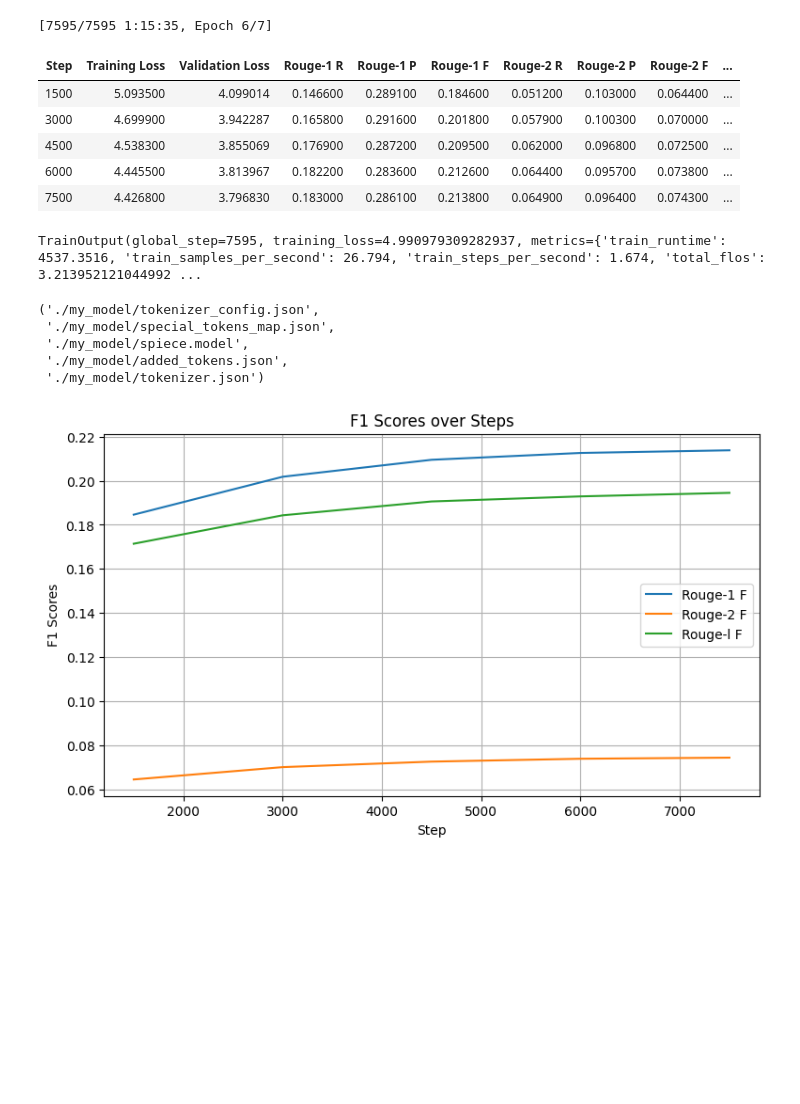
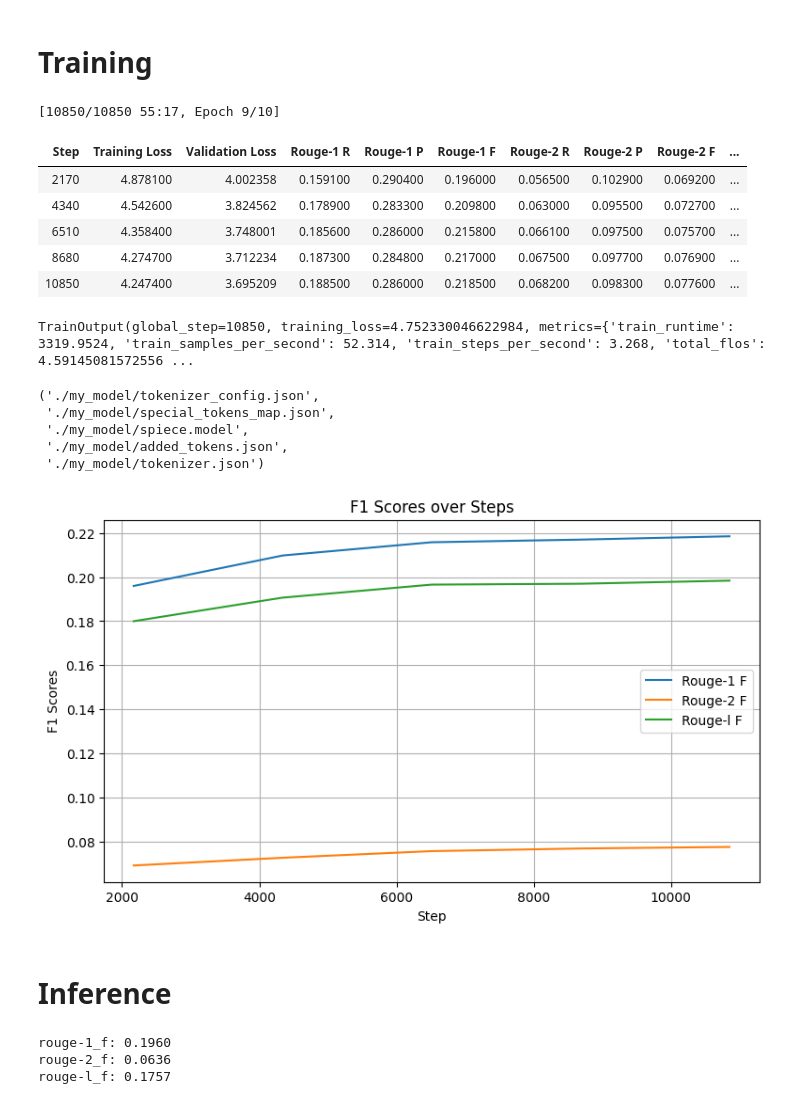
Before and after one commit to hsinhochien/NLG, a Jupyter notebook: training.ipynb, the cells around one changed output. Cells and saved outputs as stored; diff of their text form; code cells hidden in the pictures; blank space fills up the shorter version.

```diff
--- a/training.ipynb
+++ b/training.ipynb
@@ -1,3 +61,5 @@
+# %% [markdown]
+# Training
 # %%
 from transformers import AutoTokenizer, MT5ForConditionalGeneration, Seq2SeqTrainingArguments, Seq2SeqTrainer, DataCollatorForSeq2Seq
 import json
@@ -77,12 +139,13 @@ def compute_metrics(eval_pred):
     # Apply rounding to the flattened result
     return {k: round(v, 4) for k, v in flat_result.items()}
 
+os.environ["WANDB_DISABLED"] = "true"
 training_args = Seq2SeqTrainingArguments(
     output_dir="results",
     evaluation_strategy="steps",
     save_strategy="steps",
-    save_steps=1500,
-    eval_steps=1500,
+    save_steps=2170,
+    eval_steps=2170,
     learning_rate=2e-5,
     per_device_train_batch_size=8,
     per_device_eval_batch_size=8,
@@ -90,7 +153,7 @@ training_args = Seq2SeqTrainingArguments(
     load_best_model_at_end=True,
     weight_decay=0.01,
     save_total_limit=1,
-    num_train_epochs=7,
+    num_train_epochs=10,
     predict_with_generate=True,
     disable_tqdm=False,
     fp16=True
@@ -108,14 +171,14 @@ trainer = Seq2SeqTrainer(
 
 trainer.train()
 # %% [output]
-[7595/7595 1:15:35, Epoch 6/7]
+[10850/10850 55:17, Epoch 9/10]
 | Step | Training Loss | Validation Loss | Rouge-1 R | Rouge-1 P | Rouge-1 F | Rouge-2 R | Rouge-2 P | Rouge-2 F | ... |
-| 1500 | 5.093500 | 4.099014 | 0.146600 | 0.289100 | 0.184600 | 0.051200 | 0.103000 | 0.064400 | ... |
-| 3000 | 4.699900 | 3.942287 | 0.165800 | 0.291600 | 0.201800 | 0.057900 | 0.100300 | 0.070000 | ... |
-| 4500 | 4.538300 | 3.855069 | 0.176900 | 0.287200 | 0.209500 | 0.062000 | 0.096800 | 0.072500 | ... |
-| 6000 | 4.445500 | 3.813967 | 0.182200 | 0.283600 | 0.212600 | 0.064400 | 0.095700 | 0.073800 | ... |
-| 7500 | 4.426800 | 3.796830 | 0.183000 | 0.286100 | 0.213800 | 0.064900 | 0.096400 | 0.074300 | ... |
+| 2170 | 4.878100 | 4.002358 | 0.159100 | 0.290400 | 0.196000 | 0.056500 | 0.102900 | 0.069200 | ... |
+| 4340 | 4.542600 | 3.824562 | 0.178900 | 0.283300 | 0.209800 | 0.063000 | 0.095500 | 0.072700 | ... |
+| 6510 | 4.358400 | 3.748001 | 0.185600 | 0.286000 | 0.215800 | 0.066100 | 0.097500 | 0.075700 | ... |
+| 8680 | 4.274700 | 3.712234 | 0.187300 | 0.284800 | 0.217000 | 0.067500 | 0.097700 | 0.076900 | ... |
+| 10850 | 4.247400 | 3.695209 | 0.188500 | 0.286000 | 0.218500 | 0.068200 | 0.098300 | 0.077600 | ... |
-TrainOutput(global_step=7595, training_loss=4.990979309282937, metrics={'train_runtime': 4537.3516, 'train_samples_per_second': 26.794, 'train_steps_per_second': 1.674, 'total_flos': 3.213952121044992 ...
+TrainOutput(global_step=10850, training_loss=4.752330046622984, metrics={'train_runtime': 3319.9524, 'train_samples_per_second': 52.314, 'train_steps_per_second': 3.268, 'total_flos': 4.59145081572556 ...
 # %%
 trainer.save_model("./my_model")
 tokenizer.save_pretrained("./my_model")
@@ -128,20 +191,22 @@ tokenizer.save_pretrained("./my_model")
 # %%
 import matplotlib.pyplot as plt
 
-r1_f = [0.1846, 0.2018, 0.2095, 0.2126, 0.2138]
-r2_f = [0.0644, 0.0700, 0.0725, 0.0738, 0.0743]
-rl_f = [0.1714, 0.1843, 0.1906, 0.1929, 0.1945]
-steps = [1500, 3000, 4500, 6000, 7500]
+r1_f = [0.1960, 0.2098, 0.2158, 0.2170, 0.2185]
+r2_f = [0.0692, 0.0727, 0.0757, 0.0769, 0.0776]
+rl_f = [0.1800, 0.1907, 0.1966, 0.1970, 0.1984]
+steps = [2170, 4340, 6510, 8680, 10850]
 
 plt.figure(figsize=(9, 5))
 plt.plot(steps, r1_f, label='Rouge-1 F')
 plt.plot(steps, r2_f, label='Rouge-2 F')
 plt.plot(steps, rl_f, label='Rouge-l F')
 plt.xlabel('Step')
 plt.ylabel('F1 Scores')
 plt.title('F1 Scores over Steps')
 plt.legend()
 plt.grid(True)
 plt.show()
 # %% [output]
-[figure, old version]
+[figure, new version]
+# %% [markdown]
+# Inference
@@ -147,0 +256,24 @@ plt.show()
+# %%
+# Extract reference labels (true titles)
+references = [example["title"] for example in test_data]
+
+# Compute ROUGE scores using tw_rouge
+rouge_result = get_rouge(predictions, references)
+
+# Flattening the ROUGE result dictionary for better readability
+flat_rouge_result = {}
+for k, v in rouge_result.items():
+    if isinstance(v, dict):
+        for sub_k, sub_v in v.items():
+            flat_rouge_result[f"{k}_{sub_k}"] = sub_v
+    else:
+        flat_rouge_result[k] = v
+
+# Display the ROUGE results
+for metric, score in flat_rouge_result.items():
+    if "f" in metric.lower():
+        print(f"{metric}: {score:.4f}")
+# %% [output]
+rouge-1_f: 0.1960
+rouge-2_f: 0.0636
+rouge-l_f: 0.1757
```
Also changed, not shown: parts of 6 cells of this notebook, 1 other file.
